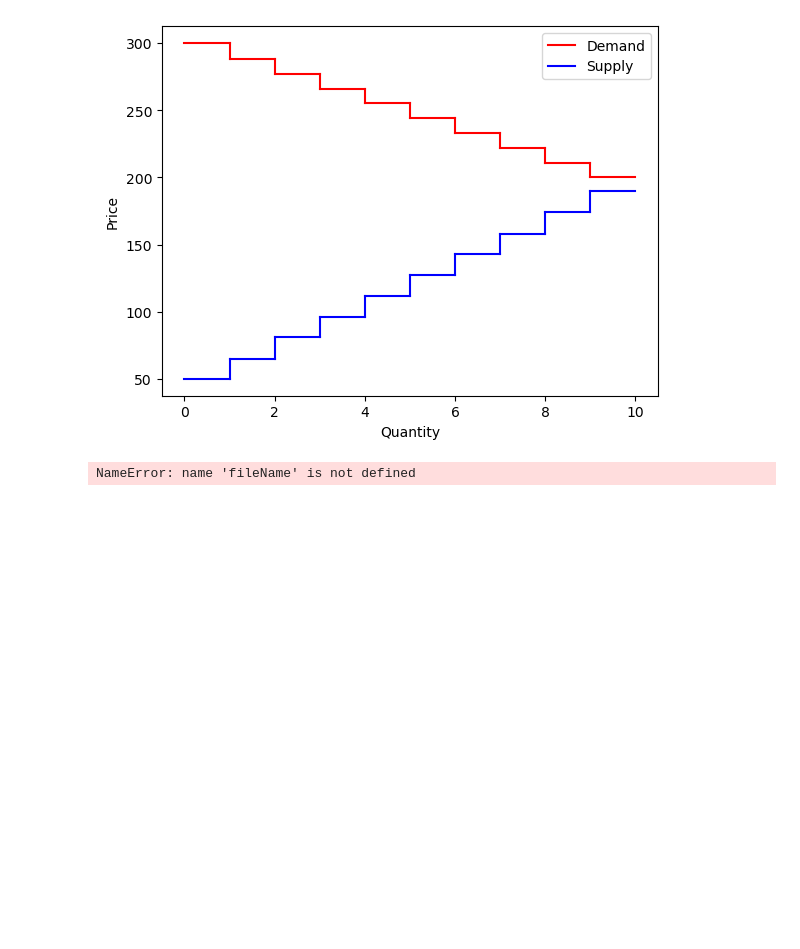
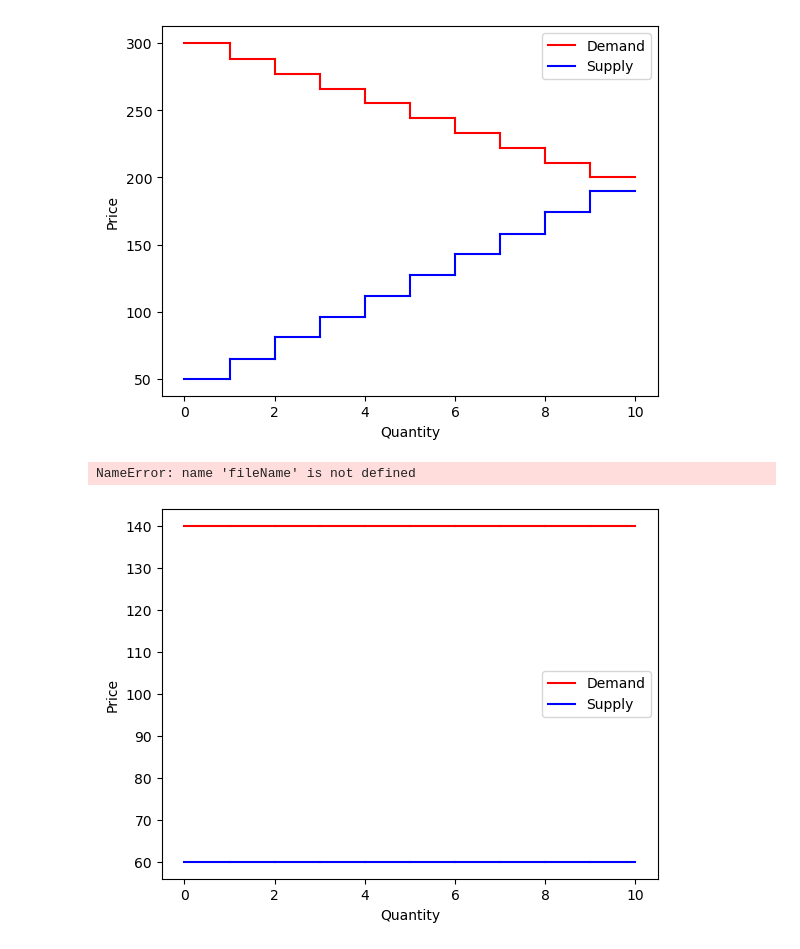
Before and after one commit to armandcismaru/BSE-Trading-PRDE, a Jupyter notebook: IEFT-experiments.ipynb, the cells around one changed output. Saved outputs shown, nothing was run; the diff lists cells and outputs as text; code cells hidden in the pictures; blank space fills up the shorter version.

Commit message:
pps plot

```diff
--- a/IEFT-experiments.ipynb
+++ b/IEFT-experiments.ipynb
@@ -243,3 +243,9 @@ while trial < (n_trials + 1):
 # %% [output]
 [figure]
 NameError: name 'fileName' is not defined
+# %%
+sup_range = (60, 60)
+dem_range = (140, 140)
+plot_sup_dem(10, [sup_range], 10, [dem_range], 'fixed')
+# %% [output]
+[figure, added]
```
Also changed, not shown: 1 other file.
